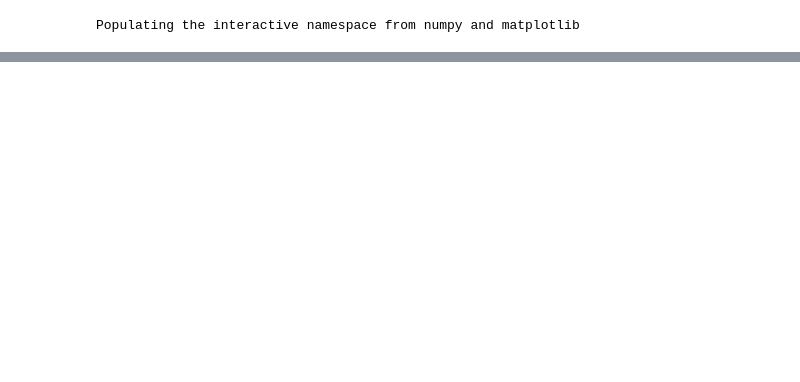
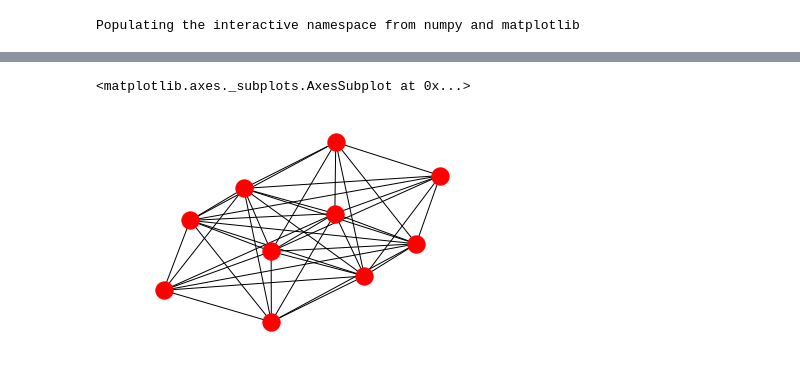
Before and after one commit to jlaura/autocnet_server, a Jupyter notebook: notebooks/01. NetworkCandidateGraph_Adding_Images.ipynb, the cells around one changed output, grey strips where cells are left out. Drawn from its saved outputs; the diff is of its cells as text; code cells hidden in the pictures; blank space fills up the shorter version.

```diff
--- a/notebooks/01. NetworkCandidateGraph_Adding_Images.ipynb
+++ b/notebooks/01. NetworkCandidateGraph_Adding_Images.ipynb
@@ -33,0 +57,7 @@ Here a directory of images is added to the database. The `add_images` methods ta
+# %%
+qs = "SELECT * FROM Images WHERE ST_INTERSECTS(footprint_latlon, ST_Polygon(ST_GeomFromText('LINESTRING(156 8, 156 8.5, 156.5 8.5, 156.5 8, 156 8)'),949900)) = TRUE"
+ncg = NetworkCandidateGraph.from_database(query_string=qs)
+ncg.plot()
+# %% [output]
+<matplotlib.axes._subplots.AxesSubplot at 0x...>
+[figure, added]
```
Also changed, not shown: parts of 22 cells of this notebook, 5 other files.
